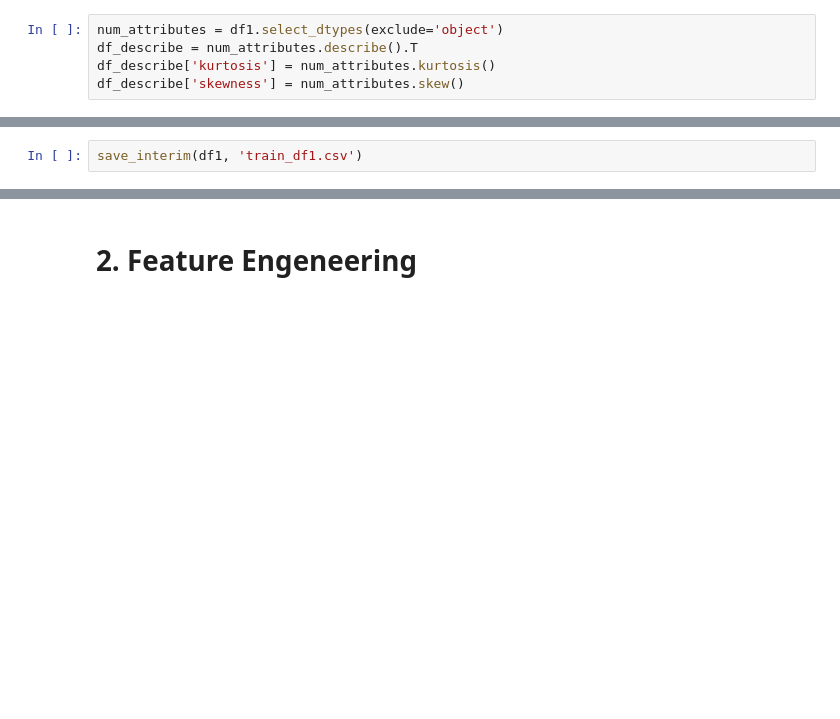
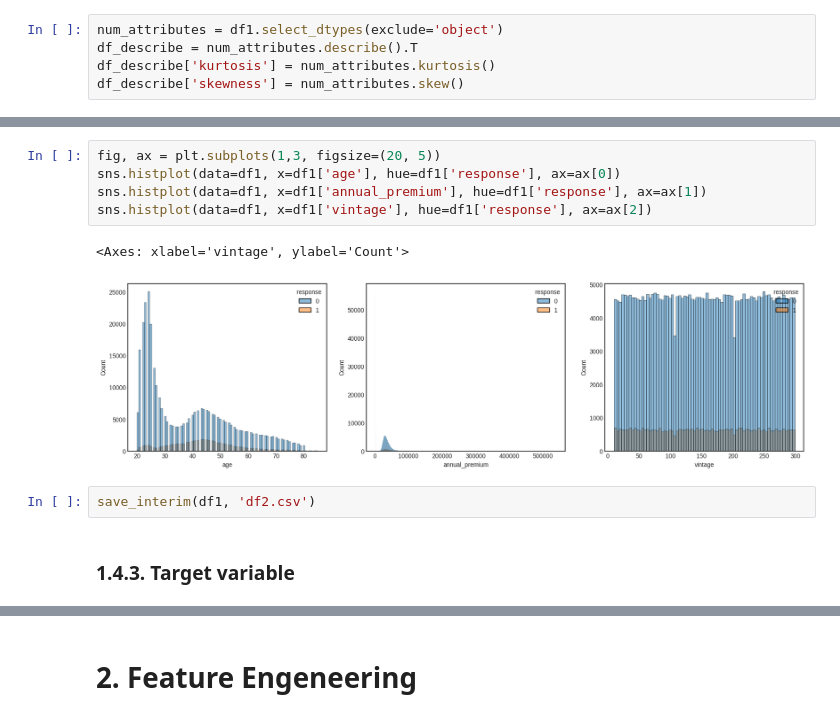
Before and after one commit to ezequielpf/health_insurance_cross_sell, a Jupyter notebook: notebooks/1.0.epf_health_insurance_cross_sell.ipynb, the cells around one changed output, grey strips where cells are left out. Cells and saved outputs as stored; diff of their text form; blank space fills up the shorter version.

```diff
--- a/notebooks/1.0.epf_health_insurance_cross_sell.ipynb
+++ b/notebooks/1.0.epf_health_insurance_cross_sell.ipynb
@@ -148,5 +180,15 @@ df_describe
 | policy_sales_channel | 381109.0 | 112.034295 | 54.203995 | 1.0 | 29.0 | 133.0 | 152.0 | 163.0 | -0.970810 | -9.000081e-01 |
 | vintage | 381109.0 | 154.347397 | 83.671304 | 10.0 | 82.0 | 154.0 | 227.0 | 299.0 | -1.200688 | 3.029517e-03 |
 | response | 381109.0 | 0.122563 | 0.327936 | 0.0 | 0.0 | 0.0 | 0.0 | 1.0 | 3.298788 | 2.301906e+00 |
+# %%
+fig, ax = plt.subplots(1,3, figsize=(20, 5))
+sns.histplot(data=df1, x=df1['age'], hue=df1['response'], ax=ax[0])
+sns.histplot(data=df1, x=df1['annual_premium'], hue=df1['response'], ax=ax[1])
+sns.histplot(data=df1, x=df1['vintage'], hue=df1['response'], ax=ax[2])
+# %% [output]
+<Axes: xlabel='vintage', ylabel='Count'>
+[figure, added]
 # %%
-save_interim(df1, 'train_df1.csv')
+save_interim(df1, 'df2.csv')
+# %% [markdown]
+### 1.4.3. Target variable
```
Also changed, not shown: parts of 26 cells of this notebook, 3 other files.
